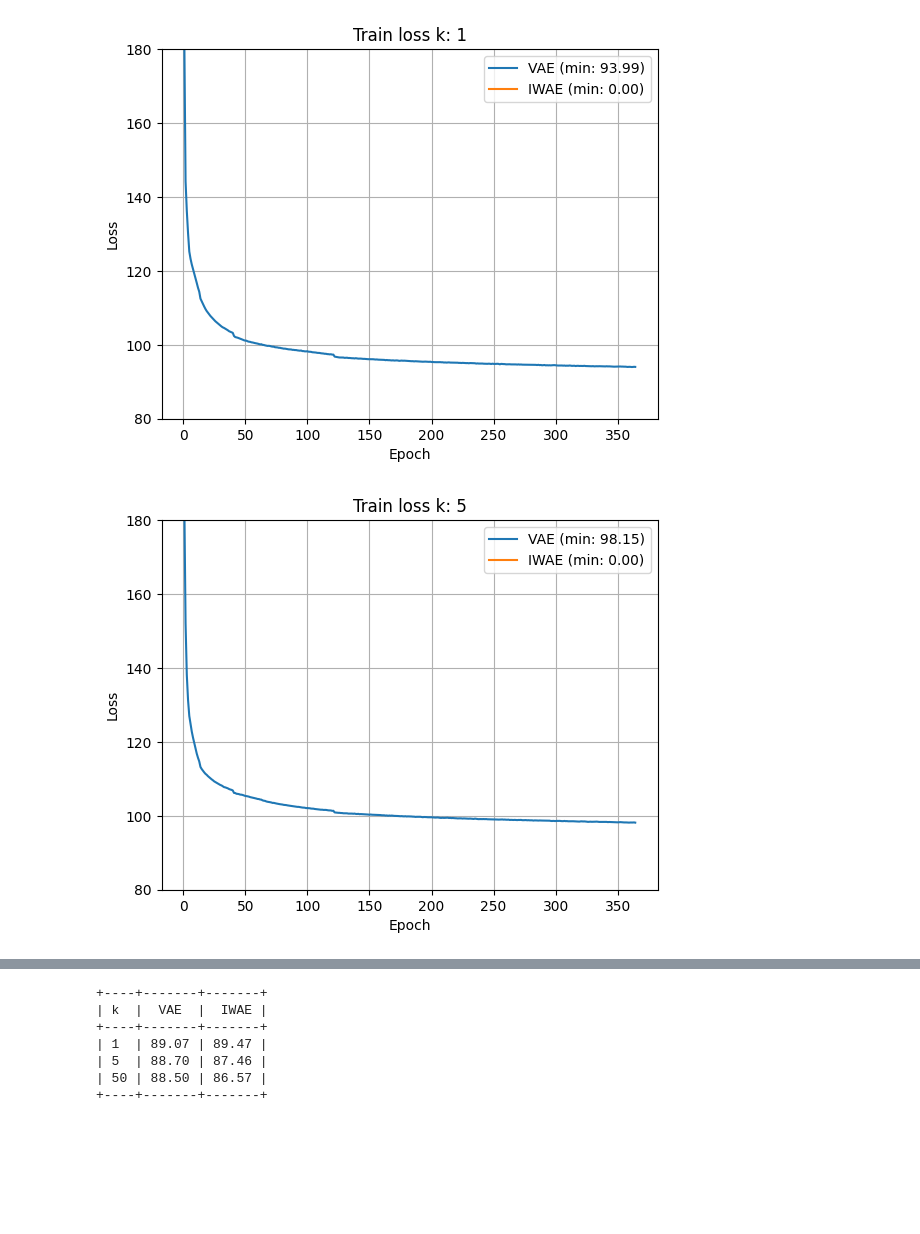
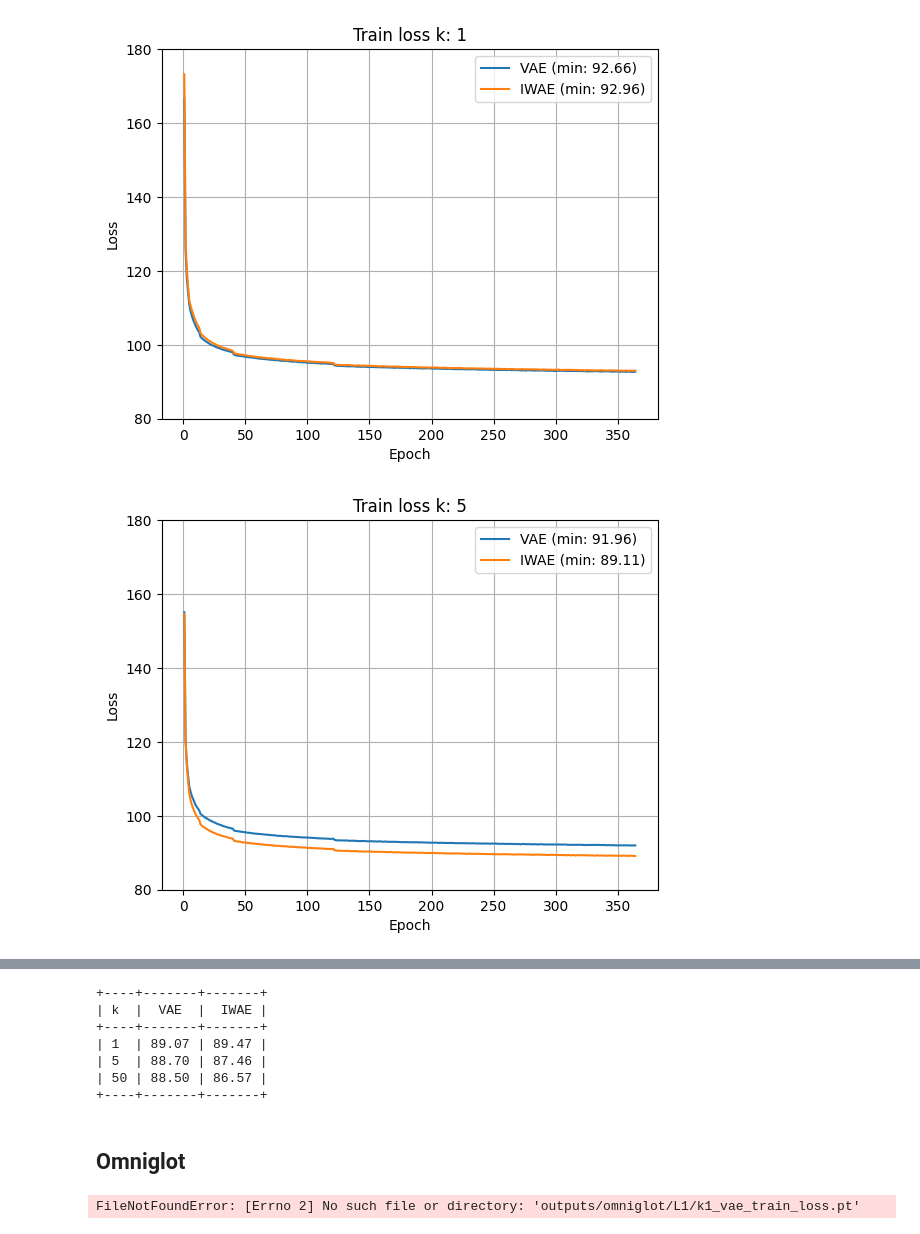
Before and after one commit to alexlemo20/AML_project, a Jupyter notebook: create_plots.ipynb, the cells around one changed output, grey strips where cells are left out. Drawn from its saved outputs; the diff is of its cells as text; code cells hidden in the pictures; blank space fills up the shorter version.

```diff
--- a/create_plots.ipynb
+++ b/create_plots.ipynb
@@ -4,28 +4,29 @@ import matplotlib.pyplot as plt
 import torch
 from prettytable import PrettyTable
 # %%
-def plot_loss(vae_loss, iwae_loss, output_file, title):
+def plot_loss(vae_loss, iwae_loss, output_file, title, save_fig=True, ylim=[80,180]):
     plt.plot(range(1,len(vae_loss)+1), vae_loss, label=f"VAE (min: {min(vae_loss):.2f})")
     plt.plot(range(1,len(iwae_loss)+1), iwae_loss, label=f"IWAE (min: {min(iwae_loss):.2f})")
     plt.title(title)
     plt.legend()
     plt.ylabel("Loss")
     plt.xlabel("Epoch")
-    plt.ylim([80,180])
+    plt.ylim(ylim)
     plt.grid()
-    plt.savefig("plots/"+output_file)
+    if save_fig:
+        plt.savefig(output_file)
     plt.show()
 # %%
 for k in [1,5,50]:
-    vae_file = f"outputs/L2/k{k}_vae_train_loss.pt"
-    #iwae_file = f"outputs/L2/k{k}_iwae_train_loss.pt"
+    vae_file = f"outputs/L1/k{k}_vae_train_loss.pt"
+    iwae_file = f"outputs/L1/k{k}_iwae_train_loss.pt"
     title = f"Train loss k: {k}"
-    output_file = f"L2/k{k}_loss.png"
+    output_file = f"plots/L1/k{k}_loss.png"
 
     vae_loss = torch.load(vae_file).numpy()
-    #iwae_loss = torch.load(iwae_file).numpy()
+    iwae_loss = torch.load(iwae_file).numpy()
 
-    plot_loss(vae_loss, [0], output_file, title)
+    plot_loss(vae_loss, iwae_loss, output_file, title, save_fig=False)
 # %% [output]
-[figure, old version]
+[figure, new version]
-[figure, old version]
+[figure, new version]
@@ -49,3 +50,18 @@ print(table)
 | 5  | 88.70 | 87.46 |
 | 50 | 88.50 | 86.57 |
 +----+-------+-------+
+# %% [markdown]
+## Omniglot
+# %%
+for k in [1,]:
+    vae_file = f"outputs/omniglot/L1/k{k}_vae_train_loss.pt"
+    iwae_file = f"outputs/omniglot/L1/k{k}_iwae_train_loss.pt"
+    title = f"Train loss k: {k}"
+    output_file = f"plots/omniglot/L1/k{k}_loss.png"
+
+    iwae_loss = torch.load(iwae_file).numpy()
+    vae_loss = torch.load(vae_file).numpy()
+
+    plot_loss(vae_loss, iwae_loss, output_file, title, save_fig=True, ylim=[100,185])
+# %% [output]
+FileNotFoundError: [Errno 2] No such file or directory: 'outputs/omniglot/L1/k1_vae_train_loss.pt'
```
Also changed, not shown: parts of 2 cells of this notebook, 7 other files.
